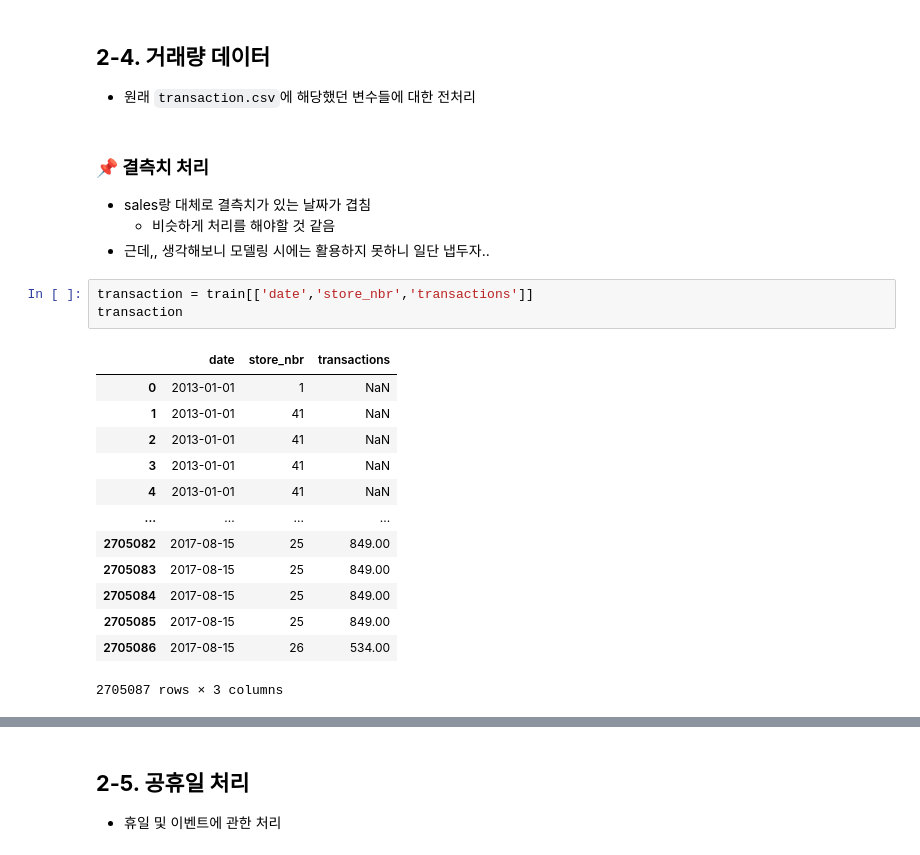
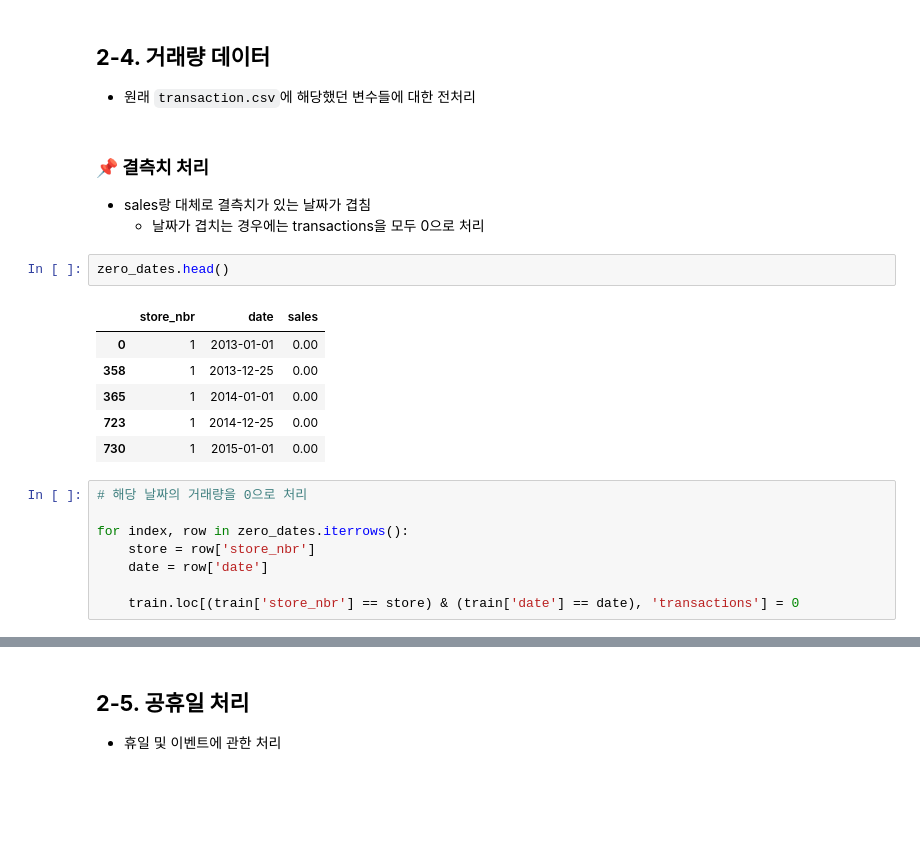
Before and after one commit to rhehgus02/Store-Sales-Forecasting2, a Jupyter notebook: 2. preprocessing_차수빈.ipynb, the cells around one changed output, grey strips where cells are left out. Cells and saved outputs as stored; diff of their text form; blank space fills up the shorter version.

```diff
--- a/2. preprocessing_차수빈.ipynb
+++ b/2. preprocessing_차수빈.ipynb
@@ -514,22 +549,21 @@ dtype: int64
 # %% [markdown]
 ### **📌 결측치 처리**
 - sales랑 대체로 결측치가 있는 날짜가 겹침
-  - 비슷하게 처리를 해야할 것 같음
-- 근데,, 생각해보니 모델링 시에는 활용하지 못하니 일단 냅두자..
+  - 날짜가 겹치는 경우에는 transactions을 모두 0으로 처리
-# %%
-transaction = train[['date','store_nbr','transactions']]
-transaction
-# %% [output]
-|  | date | store_nbr | transactions |
-| 0 | 2013-01-01 | 1 | NaN |
-| 1 | 2013-01-01 | 41 | NaN |
-| 2 | 2013-01-01 | 41 | NaN |
-| 3 | 2013-01-01 | 41 | NaN |
-| 4 | 2013-01-01 | 41 | NaN |
-| ... | ... | ... | ... |
-| 2705082 | 2017-08-15 | 25 | 849.00 |
-| 2705083 | 2017-08-15 | 25 | 849.00 |
-| 2705084 | 2017-08-15 | 25 | 849.00 |
-| 2705085 | 2017-08-15 | 25 | 849.00 |
-| 2705086 | 2017-08-15 | 26 | 534.00 |
-2705087 rows × 3 columns
+# %%
+zero_dates.head()
+# %% [output]
+|  | store_nbr | date | sales |
+| 0 | 1 | 2013-01-01 | 0.00 |
+| 358 | 1 | 2013-12-25 | 0.00 |
+| 365 | 1 | 2014-01-01 | 0.00 |
+| 723 | 1 | 2014-12-25 | 0.00 |
+| 730 | 1 | 2015-01-01 | 0.00 |
+# %%
+# 해당 날짜의 거래량을 0으로 처리
+
+for index, row in zero_dates.iterrows():
+    store = row['store_nbr']
+    date = row['date']
+
+    train.loc[(train['store_nbr'] == store) & (train['date'] == date), 'transactions'] = 0
```
Also changed, not shown: parts of 38 cells of this notebook.
